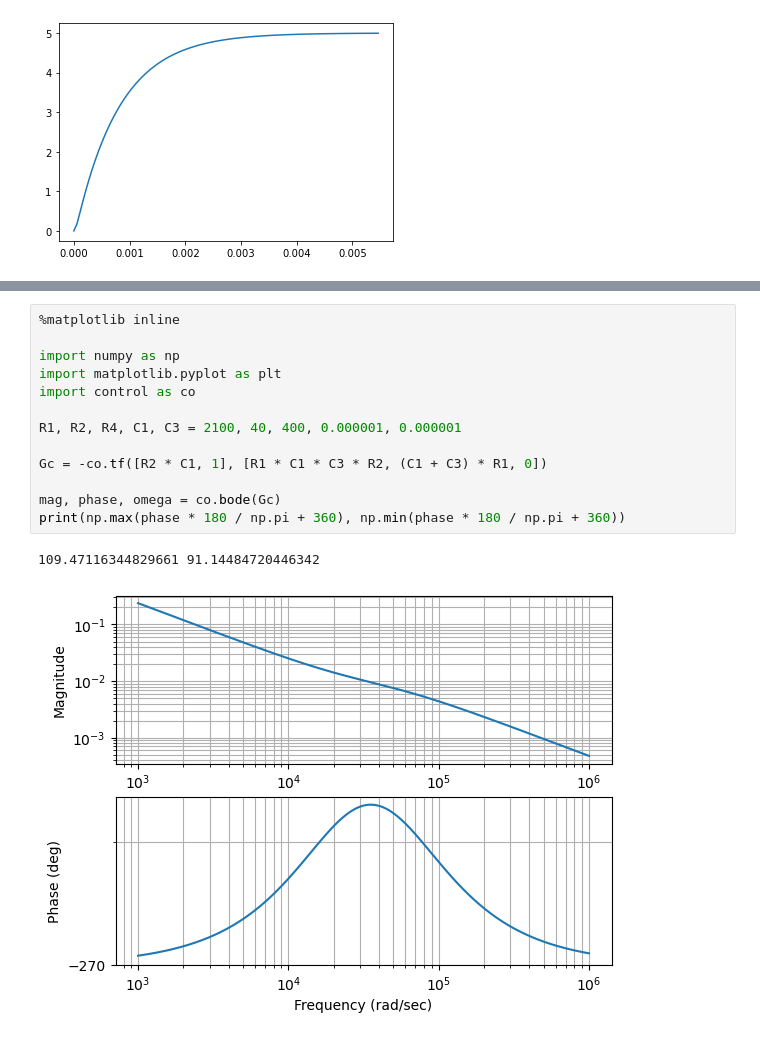
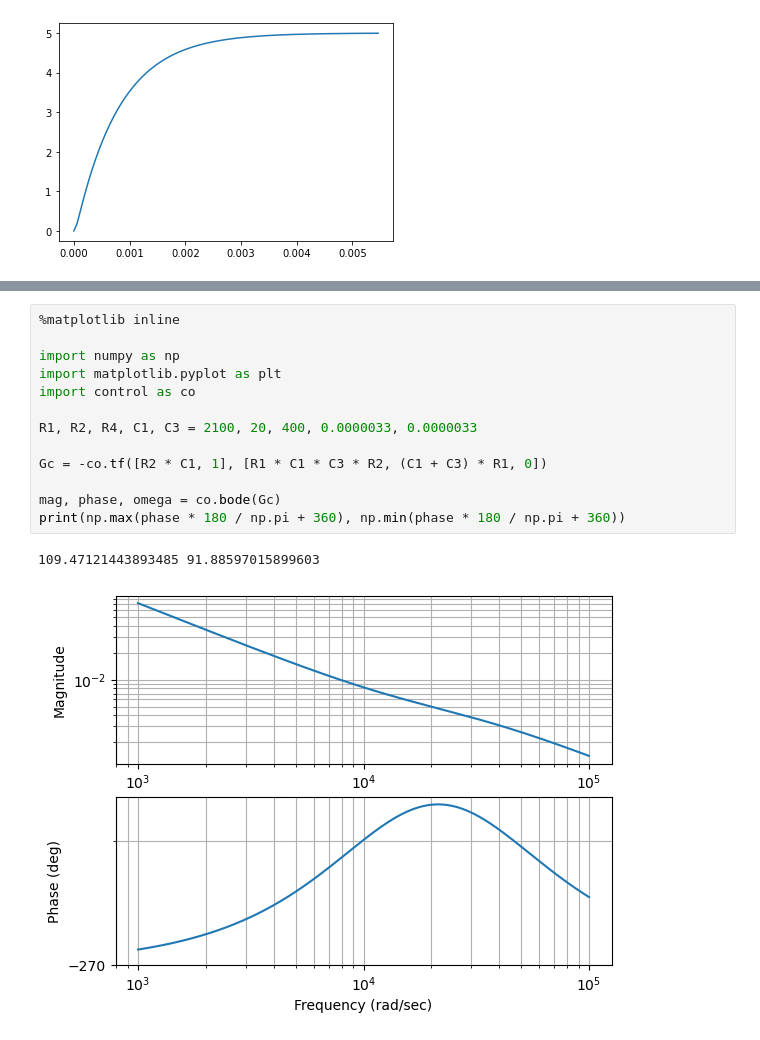
Before and after one commit to akswnd98/compensator, a Jupyter notebook: note.ipynb, the cells around one changed output, grey strips where cells are left out. Drawn from its saved outputs; the diff is of its cells as text.

```diff
--- a/note.ipynb
+++ b/note.ipynb
@@ -96,19 +96,19 @@ plt.plot(t, y)
 # %%
 %matplotlib inline
 
 import numpy as np
 import matplotlib.pyplot as plt
 import control as co
 
-R1, R2, R4, C1, C3 = 2100, 40, 400, 0.000001, 0.000001
+R1, R2, R4, C1, C3 = 2100, 20, 400, 0.0000033, 0.0000033
 
 Gc = -co.tf([R2 * C1, 1], [R1 * C1 * C3 * R2, (C1 + C3) * R1, 0])
 
 mag, phase, omega = co.bode(Gc)
 print(np.max(phase * 180 / np.pi + 360), np.min(phase * 180 / np.pi + 360))
 # %% [output]
-109.47116344829661 91.14484720446342
+109.47121443893485 91.88597015899603
-[figure, old version]
+[figure, new version]
 # %%
 %matplotlib inline
 
```
Also changed, not shown: parts of 2 cells of this notebook.
